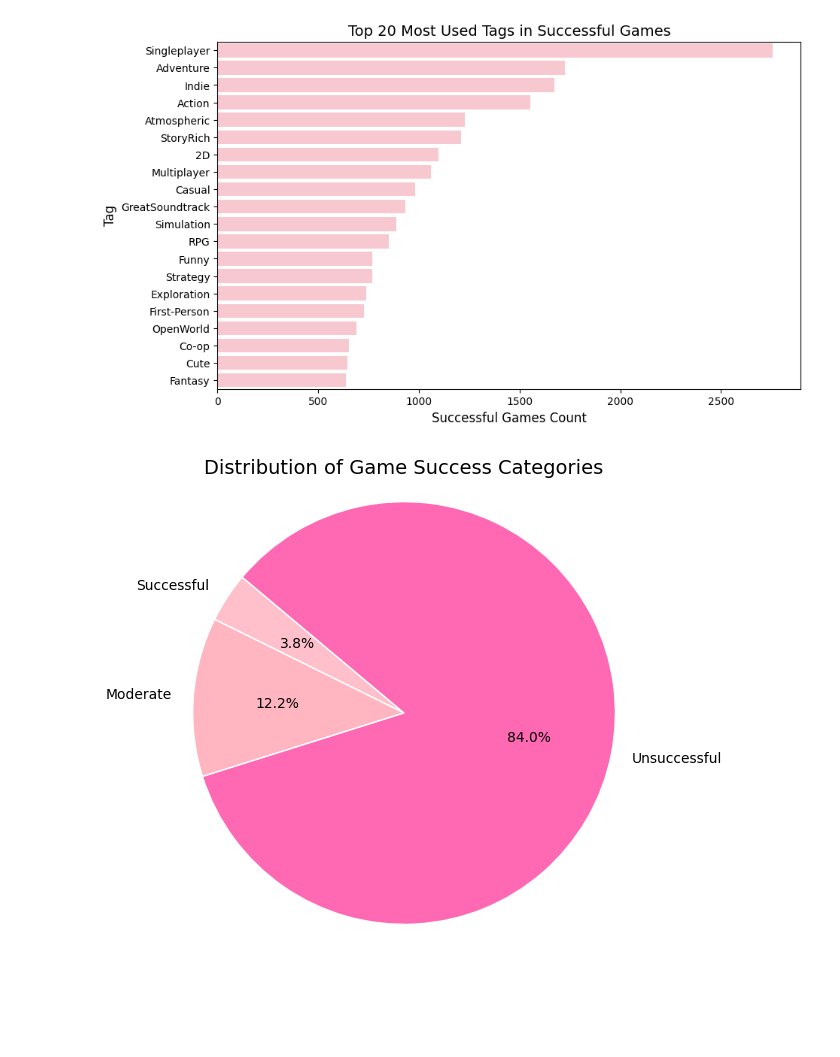
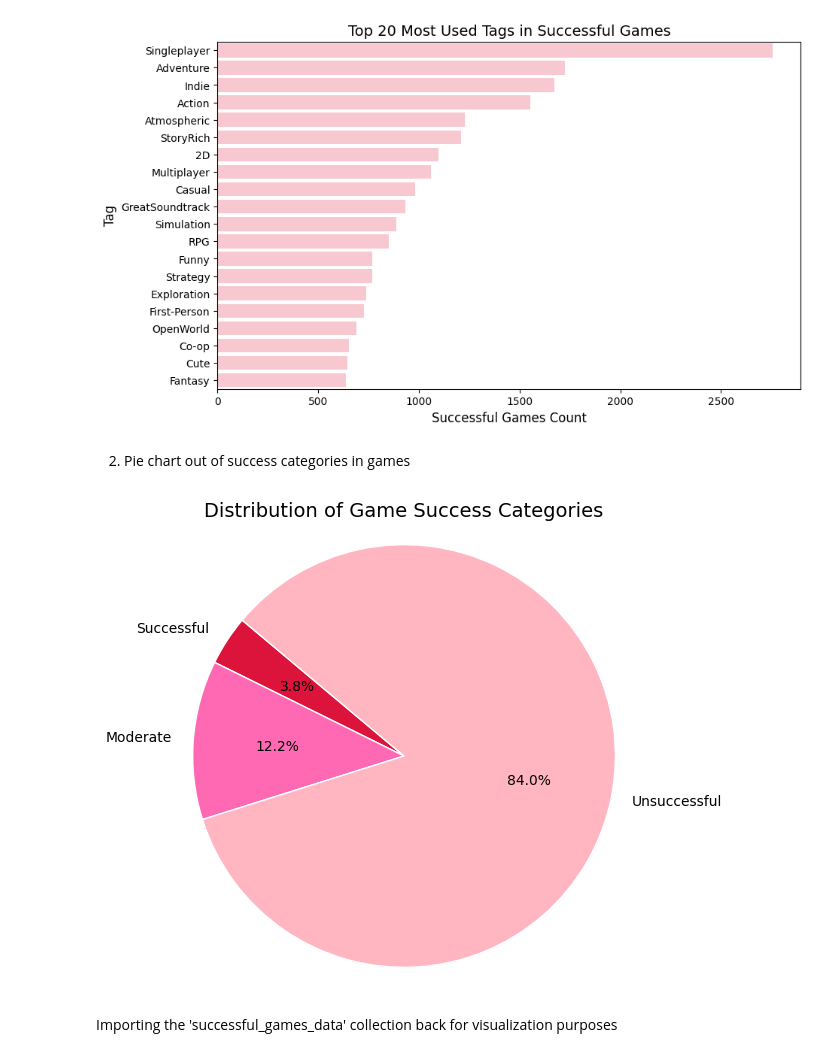
Before and after one commit to Florrena/BigDataTechnologies, a Jupyter notebook: Project.ipynb, the cells around one changed output. Cells and saved outputs as stored; diff of their text form; code cells hidden in the pictures; blank space fills up the shorter version.

```diff
--- a/Project.ipynb
+++ b/Project.ipynb
@@ -673,21 +709,25 @@ plt.ylabel("Tag", fontsize=12)
 plt.show()
 # %% [output]
 [figure]
+# %% [markdown]
+2. Pie chart out of success categories in games
 # %%
 plt.figure(figsize=(6, 6))
-colors = ["#FFC0CB", "#FFB6C1", "#FF69B4"]  # Pastel pink tones
+colors = ["crimson", "hotpink", "lightpink"]
 plt.pie(
     counts,
     labels=success_categories,
     colors=colors,
     autopct="%1.1f%%",
     startangle=140,
     wedgeprops={"edgecolor": "white"}
 )
 plt.title("Distribution of Game Success Categories", fontsize=14)
-plt.axis("equal")  # Equal aspect ratio for circle shape
+plt.axis("equal")
 plt.show()
 # %% [output]
-[figure, old version]
+[figure, new version]
+# %% [markdown]
+Importing the 'successful_games_data' collection back for visualization purposes
 # %%
 import pandas as pd
```
Also changed, not shown: parts of 81 cells of this notebook.
